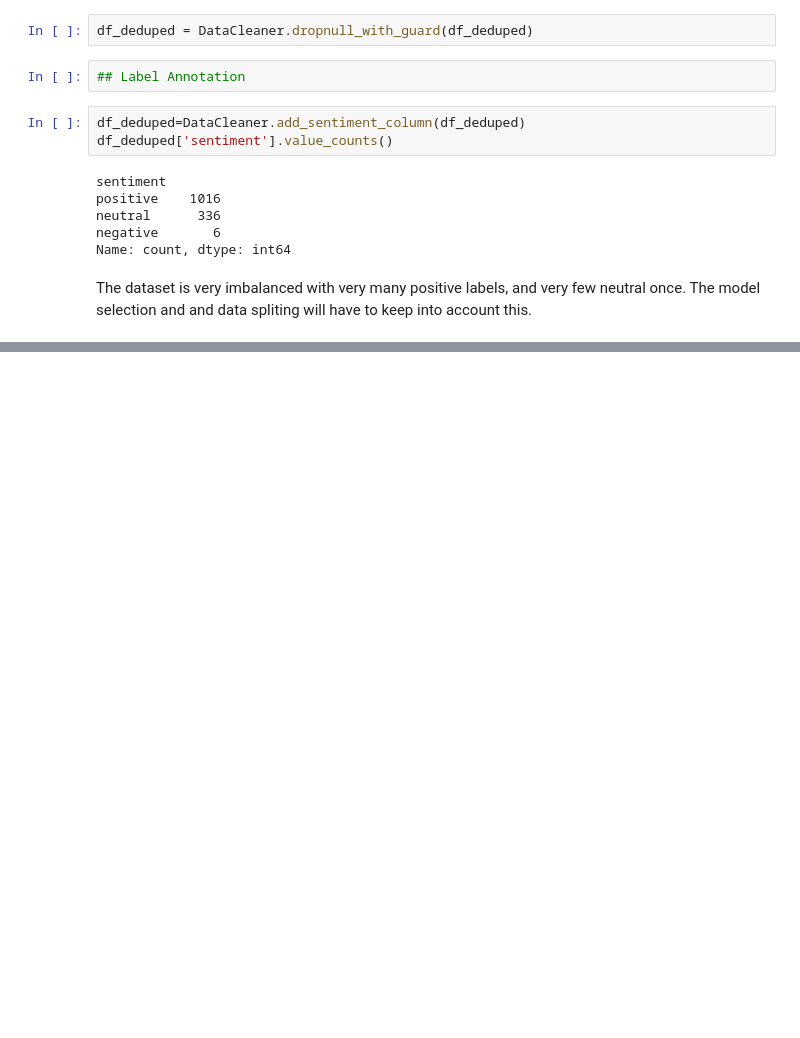
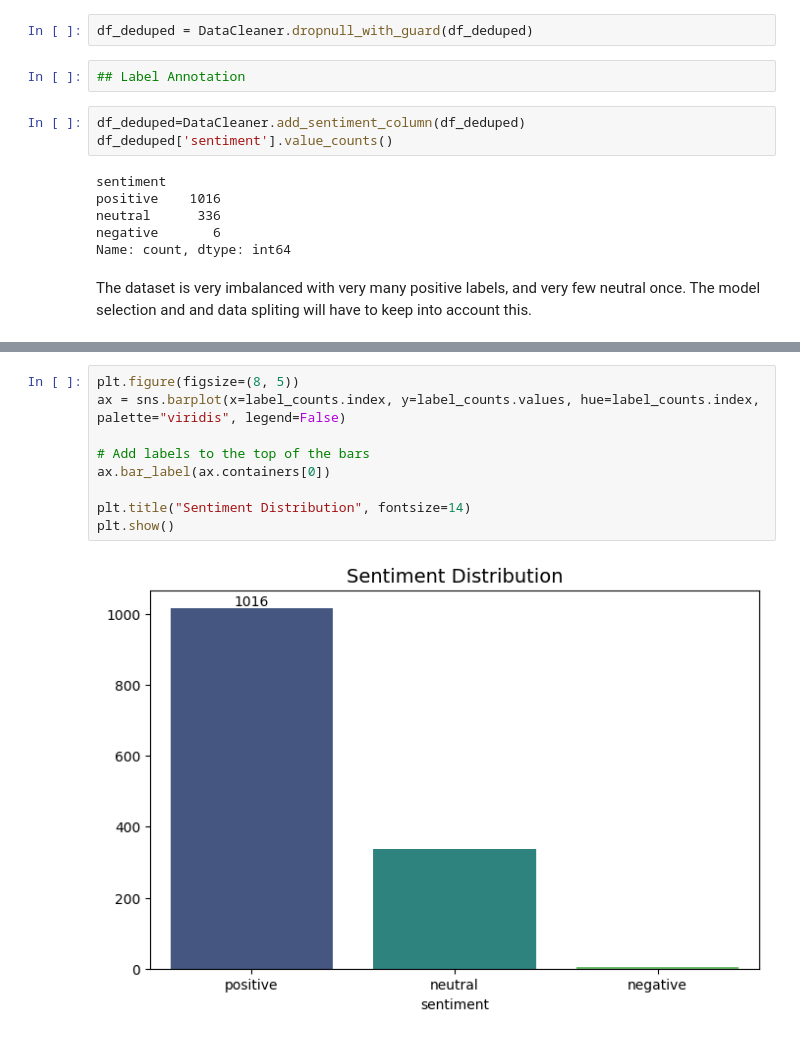
Before and after one commit to nlubalo/customer_reviews_pipeline, a Jupyter notebook: src/eda.ipynb, the cells around one changed output, grey strips where cells are left out. Drawn from its saved outputs; the diff is of its cells as text; blank space fills up the shorter version.

```diff
--- a/src/eda.ipynb
+++ b/src/eda.ipynb
@@ -267,0 +248,11 @@ df[df['rating_count'].isna()]
+# %%
+plt.figure(figsize=(8, 5))
+ax = sns.barplot(x=label_counts.index, y=label_counts.values, hue=label_counts.index, palette="viridis", legend=False)
+
+# Add labels to the top of the bars
+ax.bar_label(ax.containers[0])
+
+plt.title("Sentiment Distribution", fontsize=14)
+plt.show()
+# %% [output]
+[figure, added]
```
Also changed, not shown: parts of 4 cells of this notebook, 3 other files.
